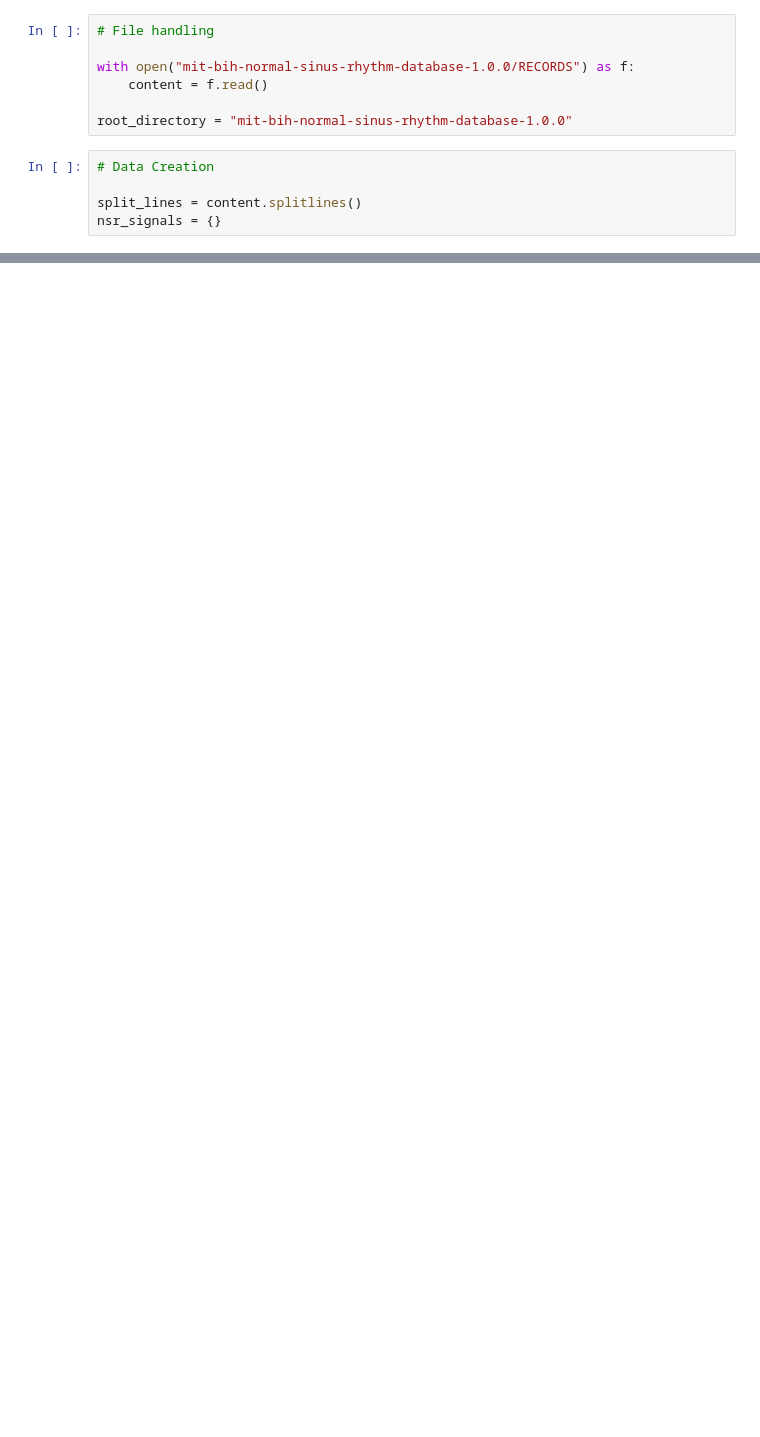
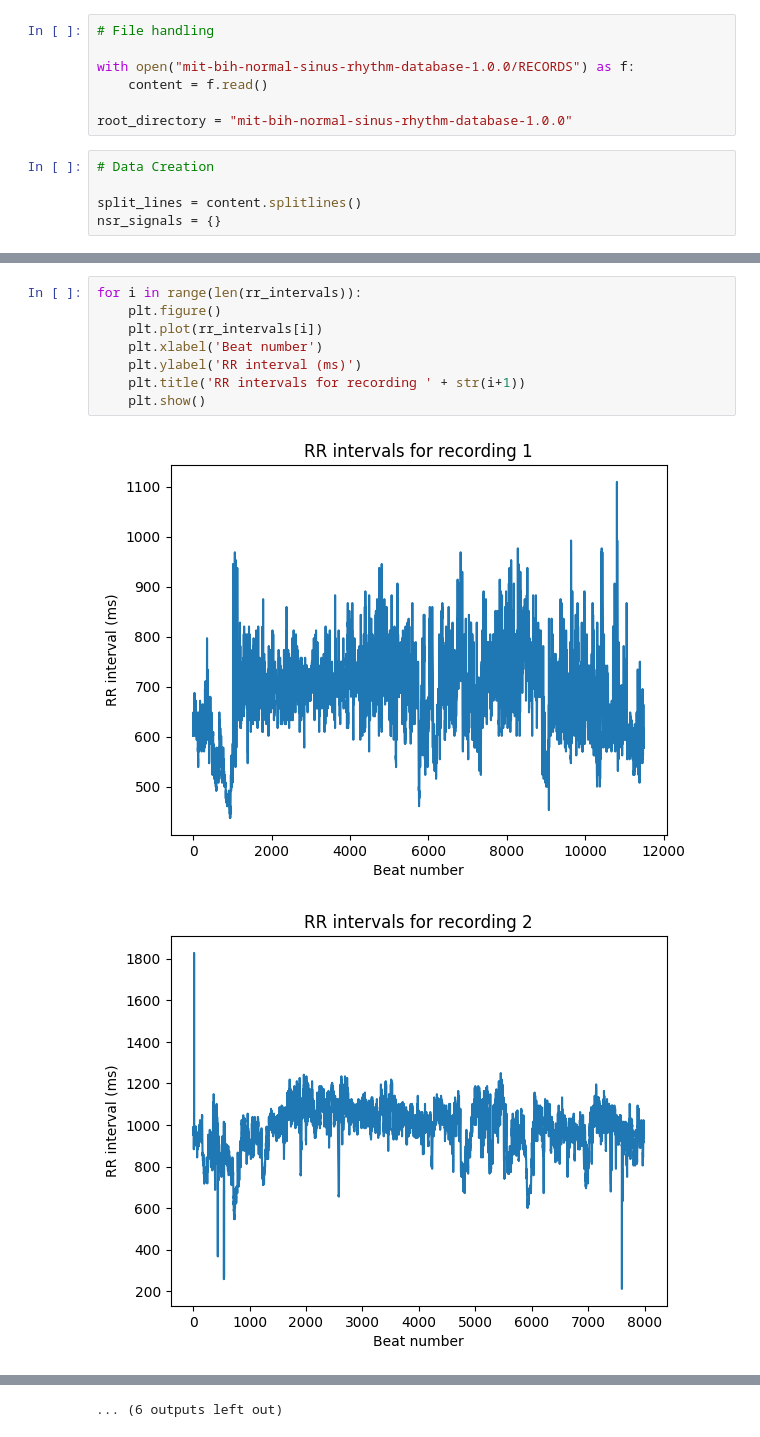
Before and after one commit to grpinto/CardioID, a Jupyter notebook: Catalina.ipynb, the cells around one changed output, grey strips where cells are left out. Saved outputs shown, nothing was run; the diff lists cells and outputs as text; blank space fills up the shorter version.

```diff
--- a/Catalina.ipynb
+++ b/Catalina.ipynb
@@ -135,0 +169,11 @@ rr_intervals = get_rr_peaks(nsr_signals, split_lines)
+# %%
+for i in range(len(rr_intervals)):
+    plt.figure()
+    plt.plot(rr_intervals[i])
+    plt.xlabel('Beat number')
+    plt.ylabel('RR interval (ms)')
+    plt.title('RR intervals for recording ' + str(i+1))
+    plt.show()
+# %% [output]
+[figure, added]
+[figure, added]
@@ -135,0 +190 @@ rr_intervals = get_rr_peaks(nsr_signals, split_lines)
+... (6 outputs left out)
```
Also changed, not shown: parts of 8 cells of this notebook.
